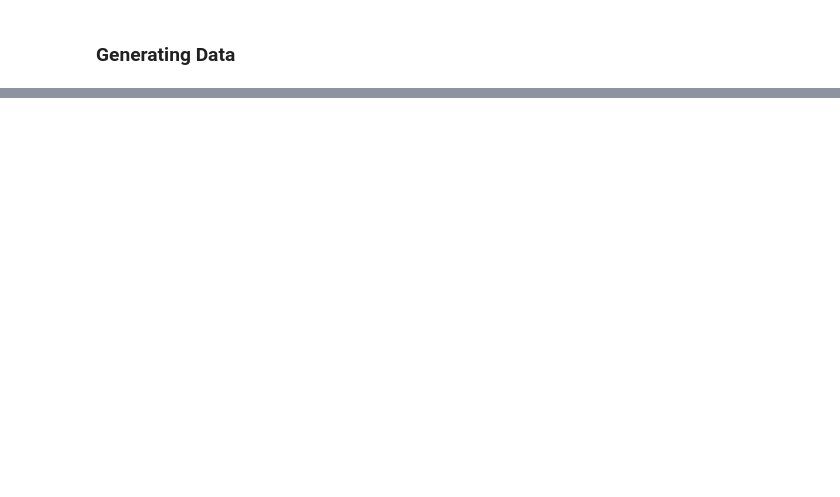
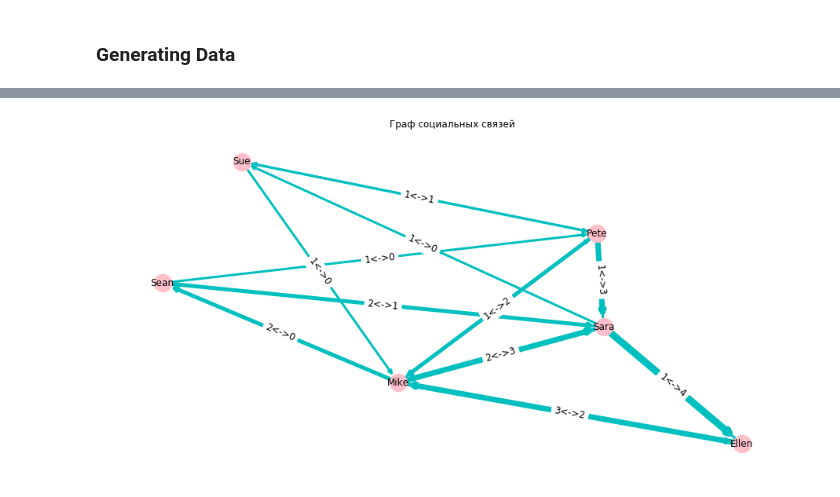
Before and after one commit to booydar/workshop, a Jupyter notebook: nx Graph.ipynb, the cells around one changed output, grey strips where cells are left out. Drawn from its saved outputs; the diff is of its cells as text; code cells hidden in the pictures; blank space fills up the shorter version.

```diff
--- a/nx Graph.ipynb
+++ b/nx Graph.ipynb
@@ -162,0 +252,5 @@ graph.draw_activities()
+# %%
+log = pd.read_csv("pm_data/Chapter_1/running-example.csv", sep=';')
+log['datetime'] = pd.to_datetime(log["dd-MM-yyyy:HH.mm"], format='%d-%m-%Y:%H.%M')
+log.drop("dd-MM-yyyy:HH.mm", axis=1, inplace=True)
+log.head()
@@ -162,0 +264,20 @@ graph.draw_activities()
+# %%
+log["User ID"] = log['Resource']
+log['Activity ID'] = log['Activity']
+
+act_id = dict()
+id_act = dict()
+usr_id = dict()
+id_usr = dict()
+
+for i, act in enumerate(np.unique(log.Activity)):
+    act_id[act] = i
+    id_act[i] = act
+
+for i, usr in enumerate(np.unique(log.Resource)):
+    usr_id[usr] = i
+    id_usr[i] = usr
+
+for i in range(log.shape[0]):
+    log.loc[i,'User ID'] = usr_id[log.loc[i,'Resource']]
+    log.loc[i,'Activity ID'] = act_id[log.loc[i,'Activity']]
@@ -162,0 +293,6 @@ graph.draw_activities()
+# %%
+graph = Graph(log, 'Case ID', 'Activity ID', 'User ID')
+g = graph.create_users_graph()
+graph.draw_users(alpha=2, labels=id_usr, layout=nx.spring_layout, info='edges')
+# %% [output]
+[figure, added]
```
Also changed, not shown: parts of 16 cells of this notebook.
